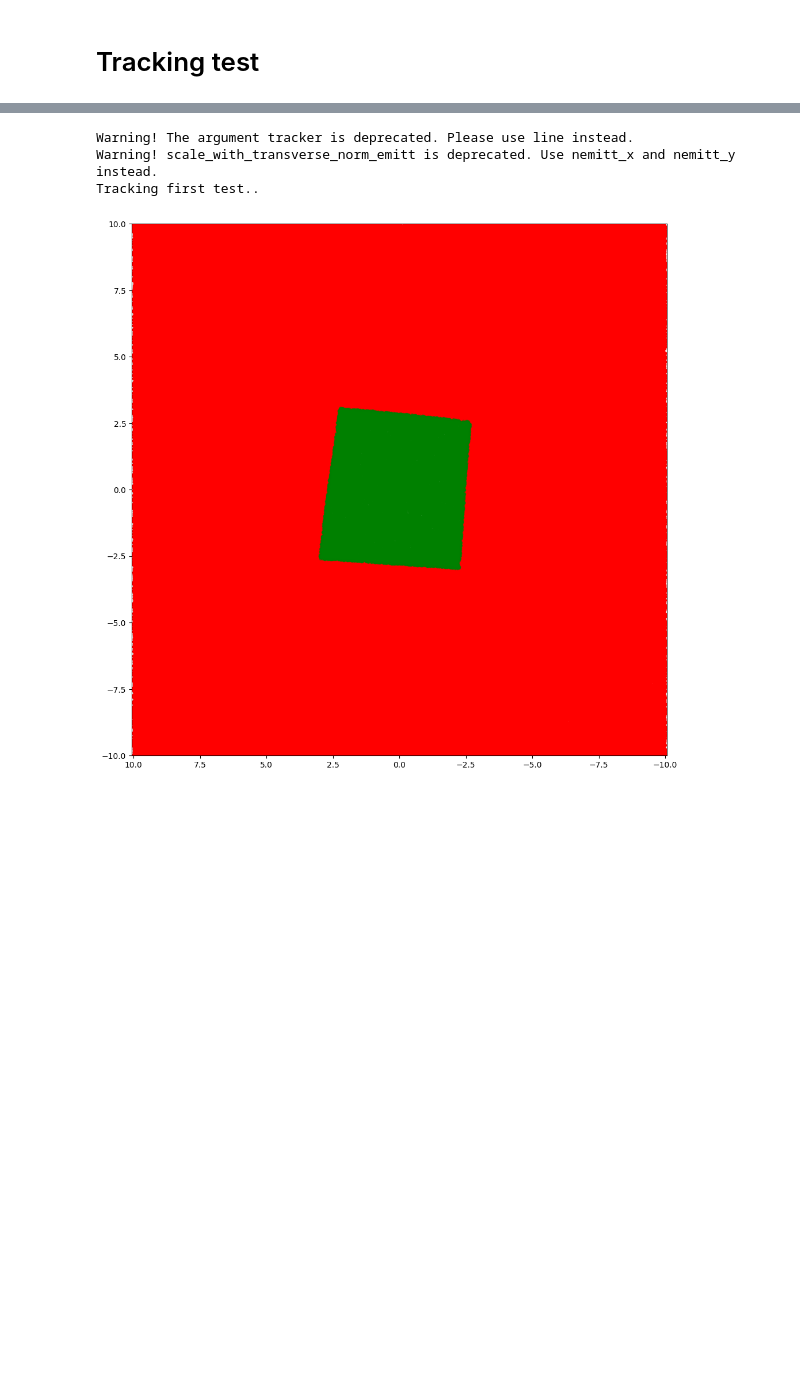
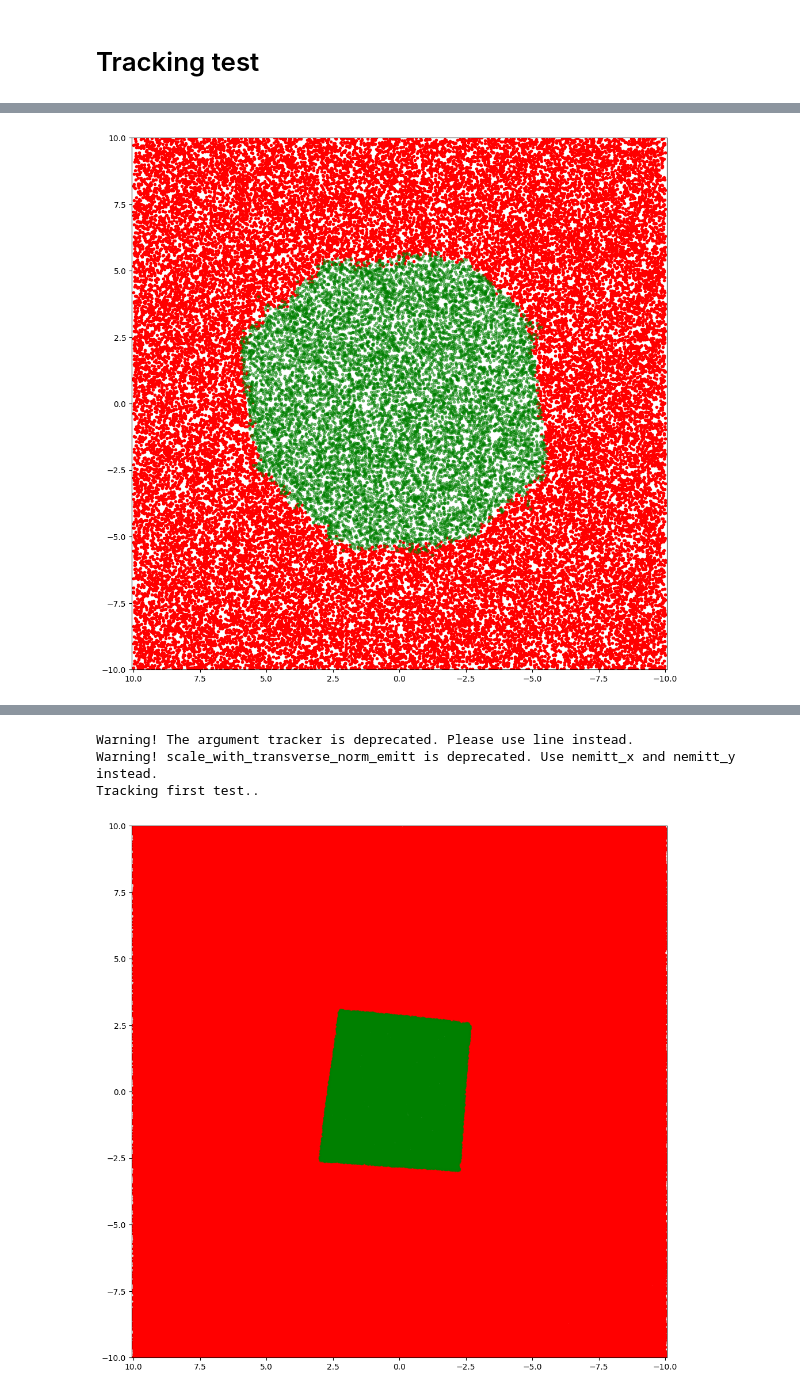
Before and after one commit to pbelange/BBStudies, a Jupyter notebook: Machines/XMask/Jobs/003_particle_dist_and_track/tracking_test.ipynb, the cells around one changed output, grey strips where cells are left out. Saved outputs shown, nothing was run; the diff lists cells and outputs as text; code cells hidden in the pictures; blank space fills up the shorter version.

```diff
--- a/Machines/XMask/Jobs/003_particle_dist_and_track/tracking_test.ipynb
+++ b/Machines/XMask/Jobs/003_particle_dist_and_track/tracking_test.ipynb
@@ -147,0 +467,15 @@ Text(0.5, 0, 'x [m]')
+# %%
+# hence we need to 'unsort' them using their IDs
+surv = part.state.copy()
+surv[part.particle_id] = part.state
+
+# Plot the surviving particles as green
+plt.figure(1,figsize=(12,12))
+plt.plot(x_norm[surv<=0], y_norm[surv<=0], '.', color='red')
+plt.plot(x_norm[surv>0], y_norm[surv>0], '.', color='green',alpha=0.5)
+plt.axis('equal')
+plt.axis([n_sigmas, -n_sigmas, -n_sigmas, n_sigmas])
+# plt.axis([2.5, -2.5, -2.5, 2.5])
+plt.show()
+# %% [output]
+[figure, added]
```
Also changed, not shown: parts of 74 cells of this notebook, 9 other files.
